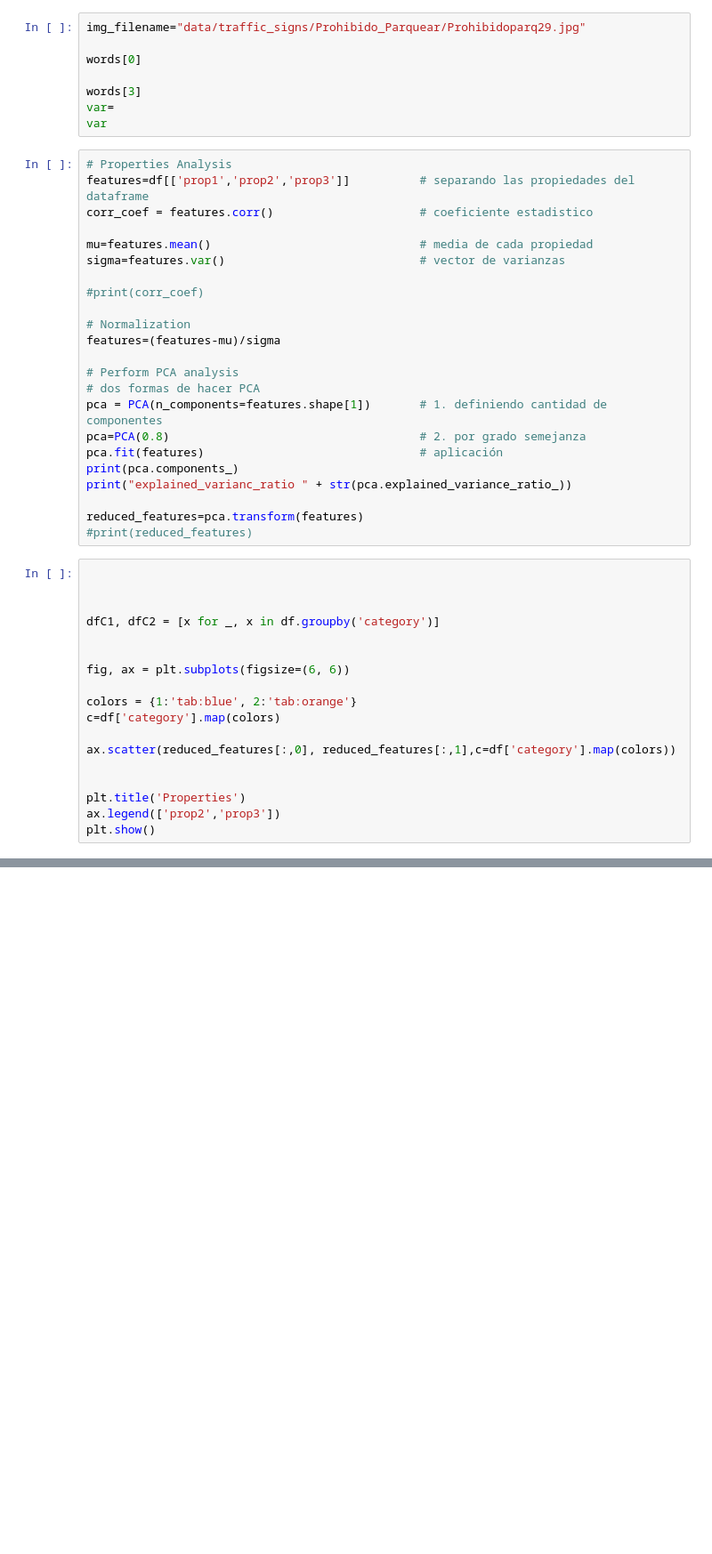
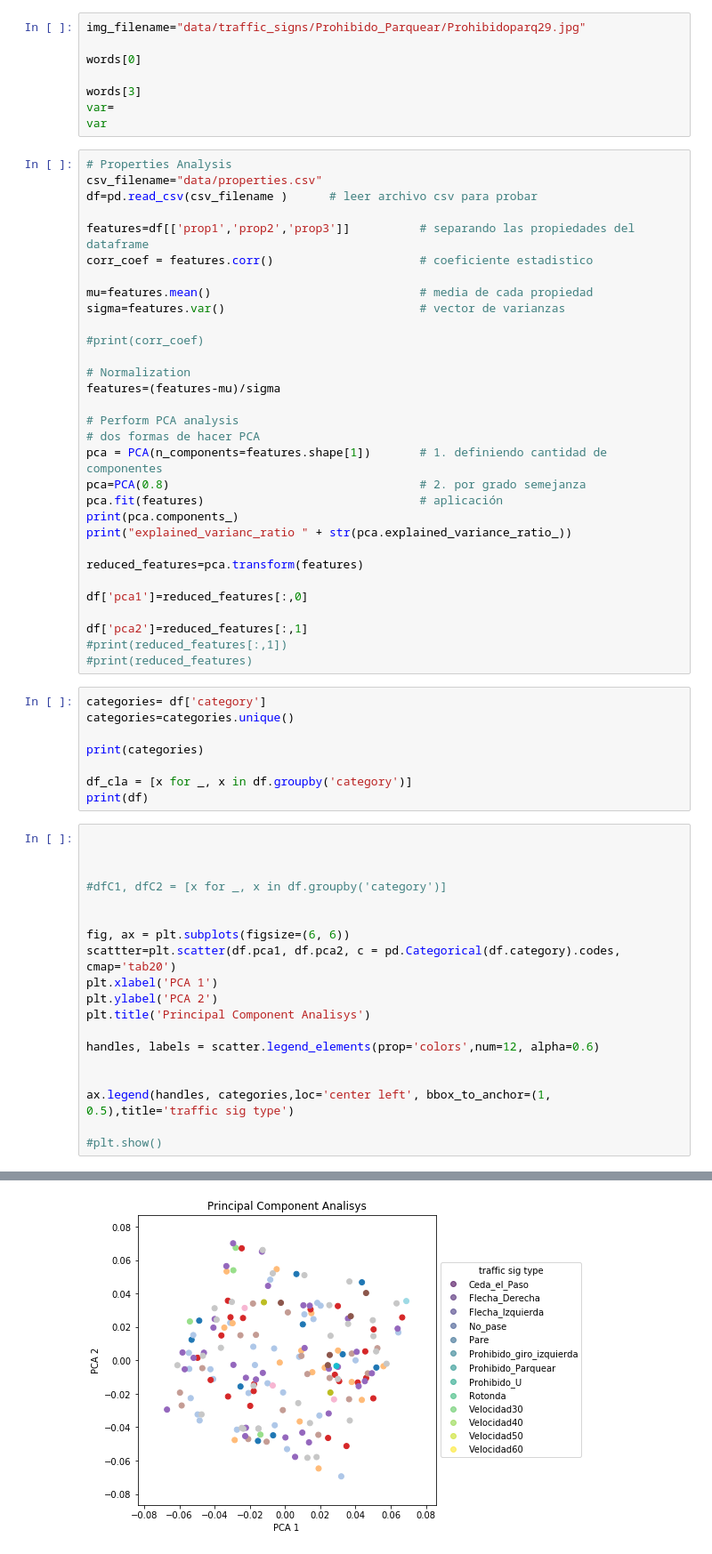
Before and after one commit to jspinaj/Computer-Vision, a Jupyter notebook: main.ipynb, the cells around one changed output, grey strips where cells are left out. Shown: that part at 89% size. Saved outputs shown, nothing was run; the diff lists cells and outputs as text; blank space fills up the shorter version.

Commit message:
PCA figure create principal component analisys of dummy data

```diff
--- a/main.ipynb
+++ b/main.ipynb
@@ -315,6 +292,9 @@ var=
 var
 # %%
 # Properties Analysis
+csv_filename="data/properties.csv"
+df=pd.read_csv(csv_filename )      # leer archivo csv para probar
+
 features=df[['prop1','prop2','prop3']]          # separando las propiedades del dataframe
 corr_coef = features.corr()                     # coeficiente estadistico
 
@@ -335,22 +315,37 @@ print(pca.components_)
 print("explained_varianc_ratio " + str(pca.explained_variance_ratio_))
 
 reduced_features=pca.transform(features)
+
+df['pca1']=reduced_features[:,0]
+
+df['pca2']=reduced_features[:,1]
+#print(reduced_features[:,1])
 #print(reduced_features)
+# %%
+categories= df['category']
+categories=categories.unique()
+
+print(categories)
+
+df_cla = [x for _, x in df.groupby('category')]
+print(df)
 # %%
 
 
 
-dfC1, dfC2 = [x for _, x in df.groupby('category')]
+#dfC1, dfC2 = [x for _, x in df.groupby('category')]
 
 
 fig, ax = plt.subplots(figsize=(6, 6))
+scattter=plt.scatter(df.pca1, df.pca2, c = pd.Categorical(df.category).codes, cmap='tab20')
+plt.xlabel('PCA 1')
+plt.ylabel('PCA 2')
+plt.title('Principal Component Analisys')
 
-colors = {1:'tab:blue', 2:'tab:orange'}
-c=df['category'].map(colors)
-
-ax.scatter(reduced_features[:,0], reduced_features[:,1],c=df['category'].map(colors))
+handles, labels = scatter.legend_elements(prop='colors',num=12, alpha=0.6)
 
 
-plt.title('Properties')
-ax.legend(['prop2','prop3'])
-plt.show()
+ax.legend(handles, categories,loc='center left', bbox_to_anchor=(1, 0.5),title='traffic sig type')
+
+#plt.show()
+# %% [output]
@@ -356,0 +353 @@ plt.show()
+[figure, added]
```
Also changed, not shown: parts of 5 cells of this notebook.
